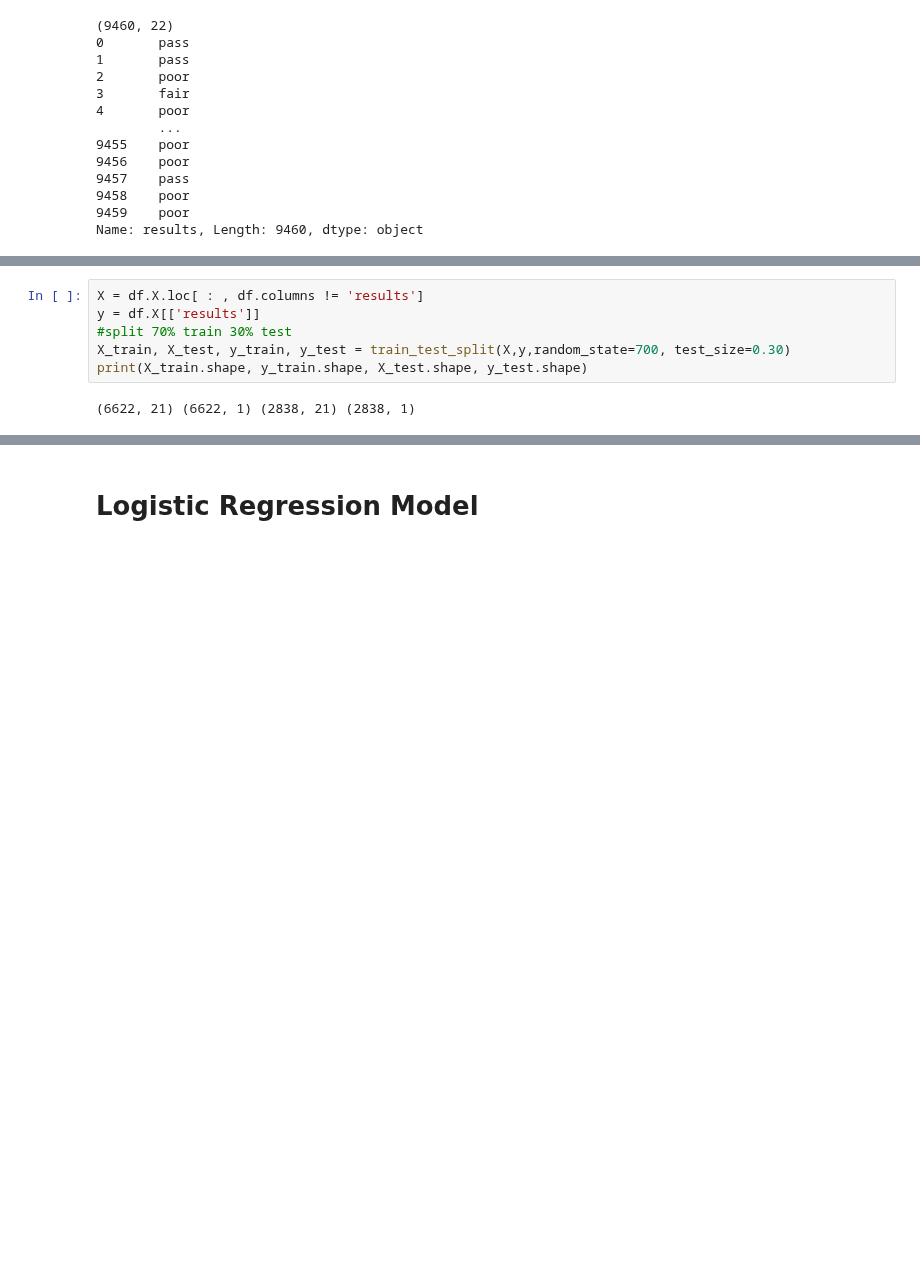
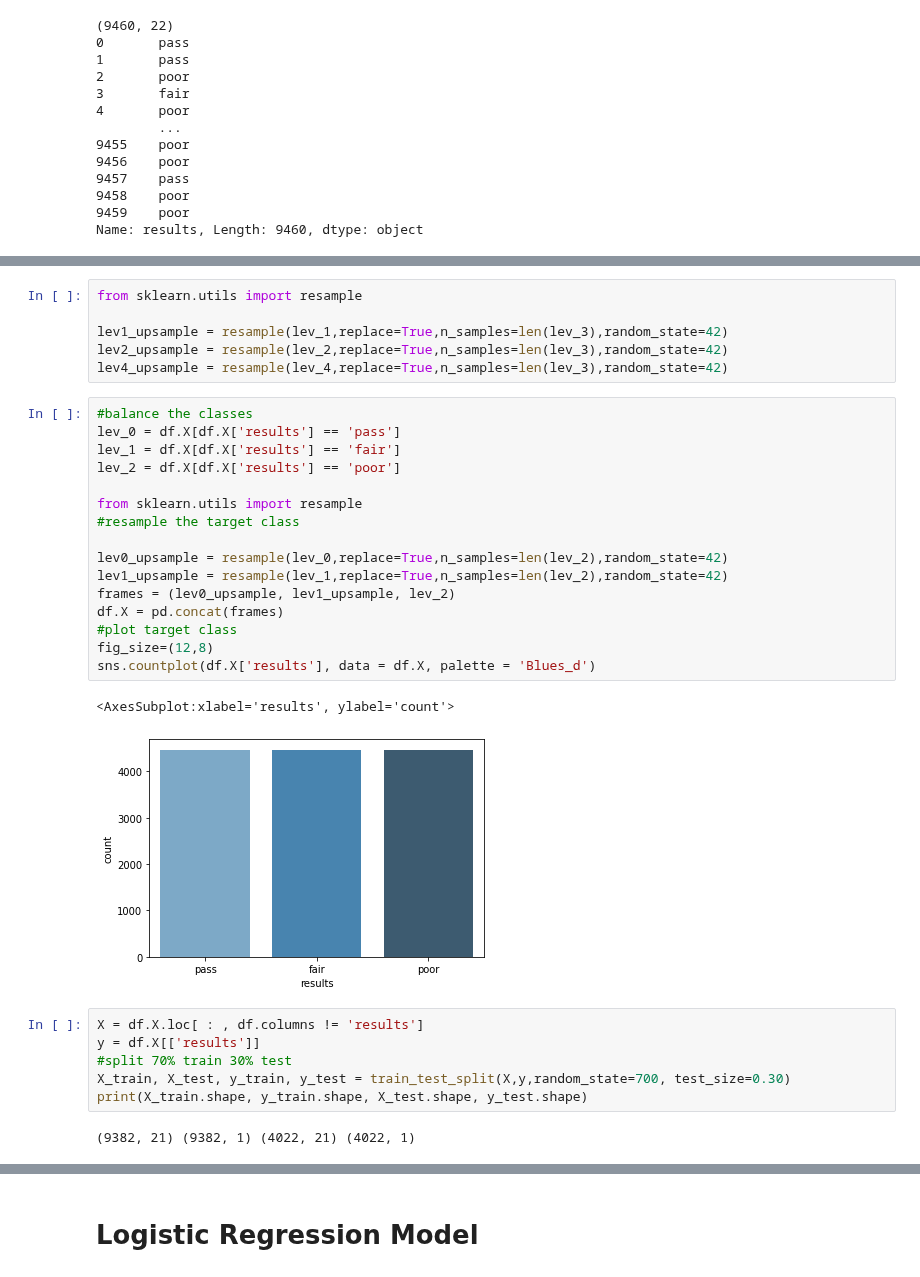
Before and after one commit to Oscar-Gil-Data/ADS-599B, a Jupyter notebook: Code Library Folder/Modeling(LA).ipynb, the cells around one changed output, grey strips where cells are left out. Cells and saved outputs as stored; diff of their text form; blank space fills up the shorter version.

```diff
--- a/Code Library Folder/Modeling(LA).ipynb
+++ b/Code Library Folder/Modeling(LA).ipynb
@@ -78,3 +119,28 @@ Name: results, Length: 9460, dtype: object
+# %%
+from sklearn.utils import resample
+
+lev1_upsample = resample(lev_1,replace=True,n_samples=len(lev_3),random_state=42)
+lev2_upsample = resample(lev_2,replace=True,n_samples=len(lev_3),random_state=42)
+lev4_upsample = resample(lev_4,replace=True,n_samples=len(lev_3),random_state=42)
+# %%
+#balance the classes
+lev_0 = df.X[df.X['results'] == 'pass']
+lev_1 = df.X[df.X['results'] == 'fair']
+lev_2 = df.X[df.X['results'] == 'poor']
+
+from sklearn.utils import resample
+#resample the target class
+
+lev0_upsample = resample(lev_0,replace=True,n_samples=len(lev_2),random_state=42)
+lev1_upsample = resample(lev_1,replace=True,n_samples=len(lev_2),random_state=42)
+frames = (lev0_upsample, lev1_upsample, lev_2)
+df.X = pd.concat(frames)
+#plot target class
+fig_size=(12,8)
+sns.countplot(df.X['results'], data = df.X, palette = 'Blues_d')
+# %% [output]
+<AxesSubplot:xlabel='results', ylabel='count'>
+[figure, added]
 # %%
 X = df.X.loc[ : , df.columns != 'results']
 y = df.X[['results']]
@@ -82,4 +148,4 @@ y = df.X[['results']]
 X_train, X_test, y_train, y_test = train_test_split(X,y,random_state=700, test_size=0.30)
 print(X_train.shape, y_train.shape, X_test.shape, y_test.shape)
 # %% [output]
-(6622, 21) (6622, 1) (2838, 21) (2838, 1)
+(9382, 21) (9382, 1) (4022, 21) (4022, 1)
```
Also changed, not shown: parts of 8 cells of this notebook, 2 other files.
